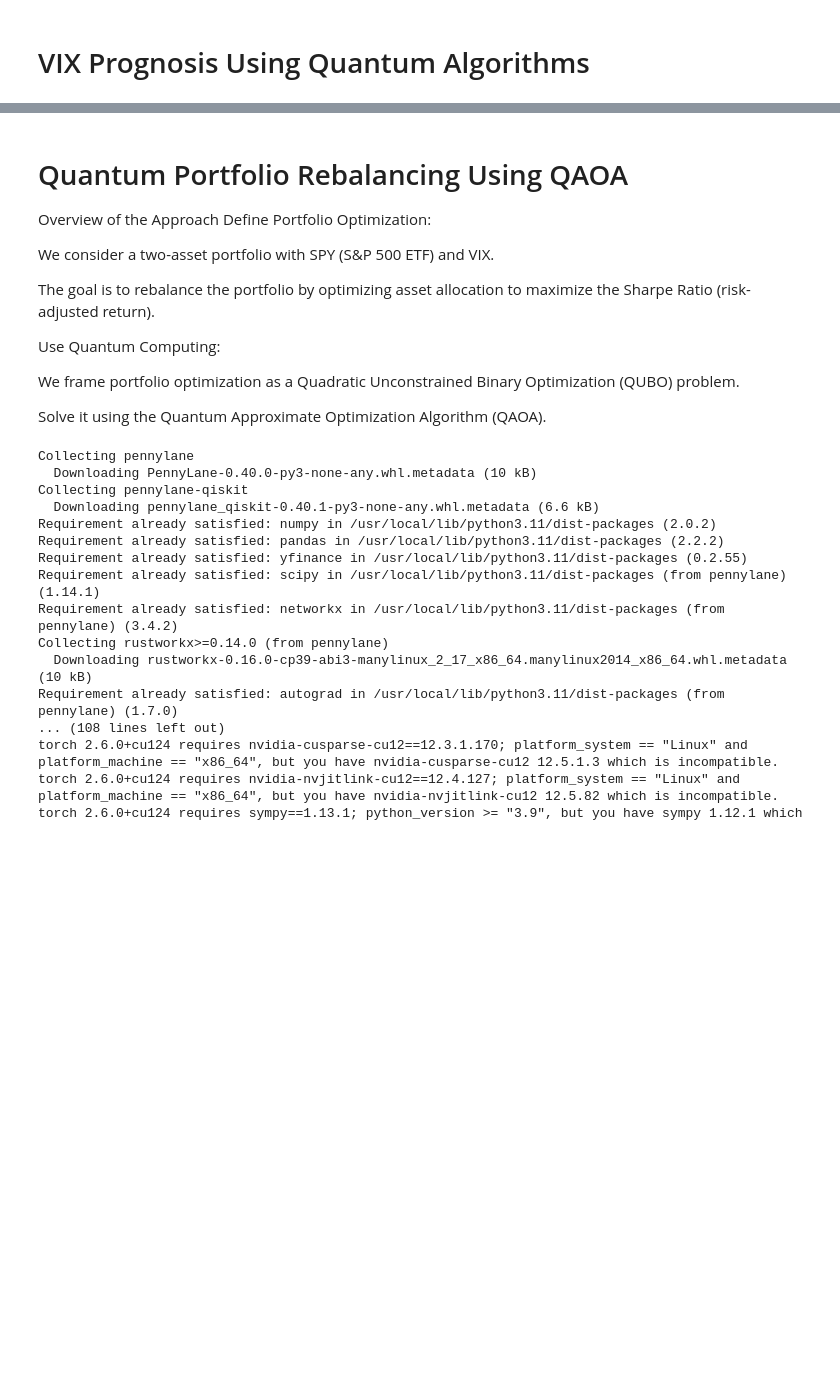
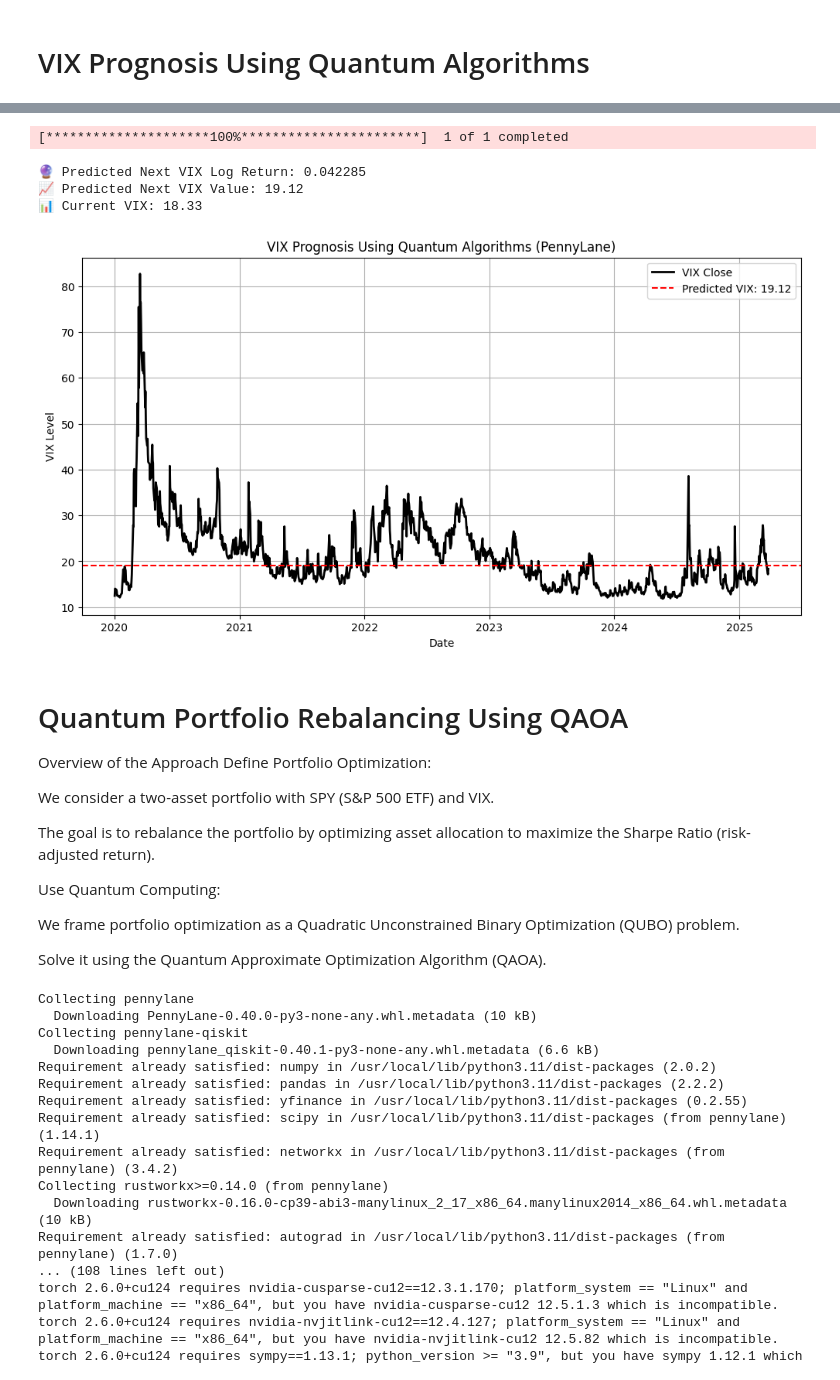
Before and after one commit to stefanciprian/rd, a Jupyter notebook: vix-quantum.ipynb, the cells around one changed output, grey strips where cells are left out. Drawn from its saved outputs; the diff is of its cells as text; code cells hidden in the pictures; blank space fills up the shorter version.

Commit message:
qiskit -> pennylane

```diff
--- a/vix-quantum.ipynb
+++ b/vix-quantum.ipynb
@@ -123,3 +23,80 @@ ImportError: cannot import name 'execute' from 'qiskit' (/usr/local/lib/python3.
+# %%
+# ✅ Import Libraries
+import pennylane as qml
+from pennylane import numpy as np
+import pandas as pd
+import yfinance as yf
+import matplotlib.pyplot as plt
+
+# ✅ Fetch VIX Data
+end_time = pd.to_datetime("today").strftime("%Y-%m-%d")
+vix_data = yf.download('^VIX', start='2020-01-01', end=end_time)
+
+# ✅ Compute Log Returns
+vix_close = vix_data['Close'].dropna()
+vix_returns = np.log(vix_close / vix_close.shift(1)).dropna()
+
+# ✅ Normalize Data for Quantum Computation
+mean_vix = vix_returns.mean()  # Use mean() instead of np.mean() for Pandas compatibility
+std_vix = vix_returns.std()    # Use std() instead of np.std()
+vix_norm = (vix_returns - mean_vix) / std_vix
+
+# ✅ Set up a Quantum Device (3 Qubits)
+n_qubits = 3
+dev = qml.device("default.qubit", wires=n_qubits)
+
+# ✅ Define Variational Quantum Circuit
+@qml.qnode(dev)
+def quantum_variational_circuit(params):
+    """Quantum variational circuit for Monte Carlo estimation"""
+    for i in range(n_qubits):
+        qml.Hadamard(wires=i)  # Apply Hadamard gates for superposition
+
+    # Apply variational quantum layers
+    qml.StronglyEntanglingLayers(weights=params, wires=range(n_qubits))
+
+    # Measure expectation values
+    return [qml.expval(qml.PauliZ(i)) for i in range(n_qubits)]
+
+# ✅ Generate Random Initial Parameters
+np.random.seed(42)
+init_params = np.random.rand(1, n_qubits, 3) * 2 * np.pi  # 3 layers of rotations
+
+# ✅ Run Quantum Circuit
+quantum_output = quantum_variational_circuit(init_params)
+
+# ✅ Convert Quantum Results to Probability Distribution
+probabilities = (np.array(quantum_output) + 1) / 2  # Normalize [-1,1] to [0,1]
+predicted_quantum_value = float(np.mean(probabilities))  # Convert to standard float
+
+# ✅ Rescale to Real VIX Returns
+predicted_next_vix_return = (predicted_quantum_value * float(std_vix)) + float(mean_vix)
+
+# ✅ Predict Next VIX Value
+current_vix = float(vix_close.iloc[-1])  # Ensure it's a float
+predicted_next_vix = current_vix * np.exp(predicted_next_vix_return)
+
+# ✅ Print Predictions
+print(f"\n🔮 Predicted Next VIX Log Return: {predicted_next_vix_return:.6f}")
+print(f"📈 Predicted Next VIX Value: {predicted_next_vix:.2f}")
+print(f"📊 Current VIX: {current_vix:.2f}")
+
+# ✅ Plot VIX with Prediction
+plt.figure(figsize=(12, 6))
+plt.plot(vix_close.index, vix_close, label="VIX Close", color="black", linewidth=2)
+plt.axhline(y=predicted_next_vix, color='red', linestyle='dashed', label=f"Predicted VIX: {predicted_next_vix:.2f}")
+plt.title("VIX Prognosis Using Quantum Algorithms (PennyLane)")
+plt.xlabel("Date")
+plt.ylabel("VIX Level")
+plt.legend()
+plt.grid(True)
+plt.show()
+# %% [output]
+[*********************100%***********************]  1 of 1 completed
+🔮 Predicted Next VIX Log Return: 0.042285
+📈 Predicted Next VIX Value: 19.12
+📊 Current VIX: 18.33
+[figure, added]
 # %% [markdown]
 # Quantum Portfolio Rebalancing Using QAOA
 
```
Also changed, not shown: parts of 3 cells of this notebook.
